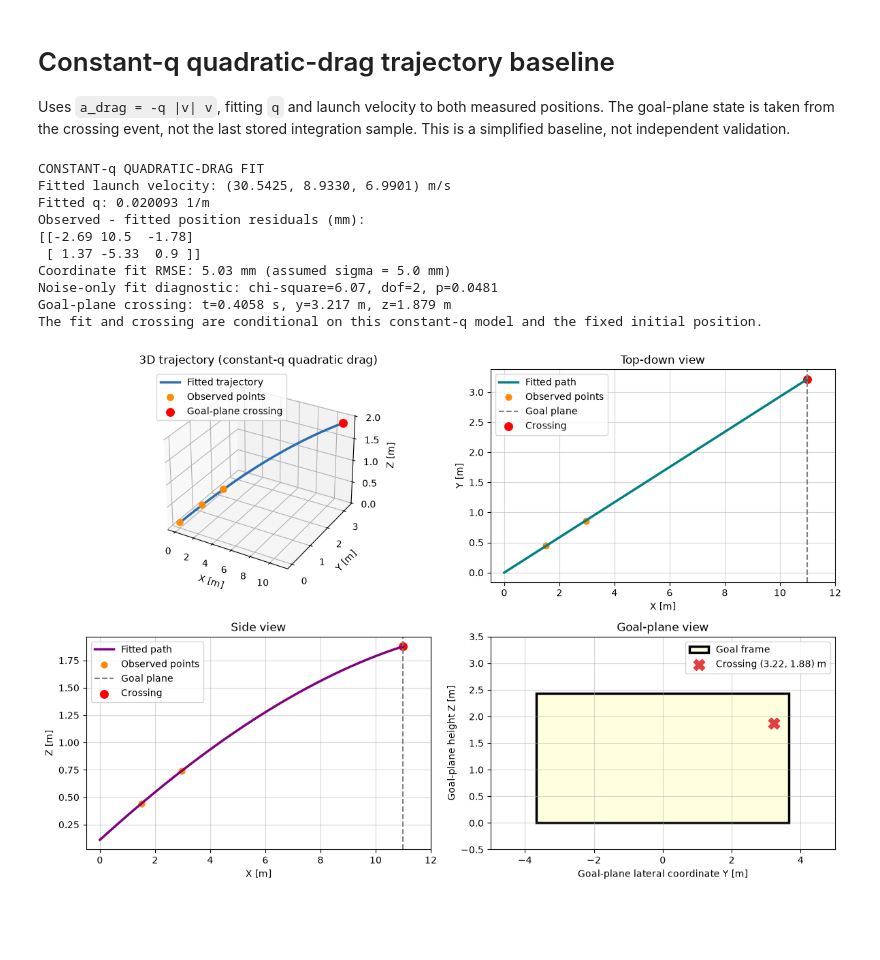
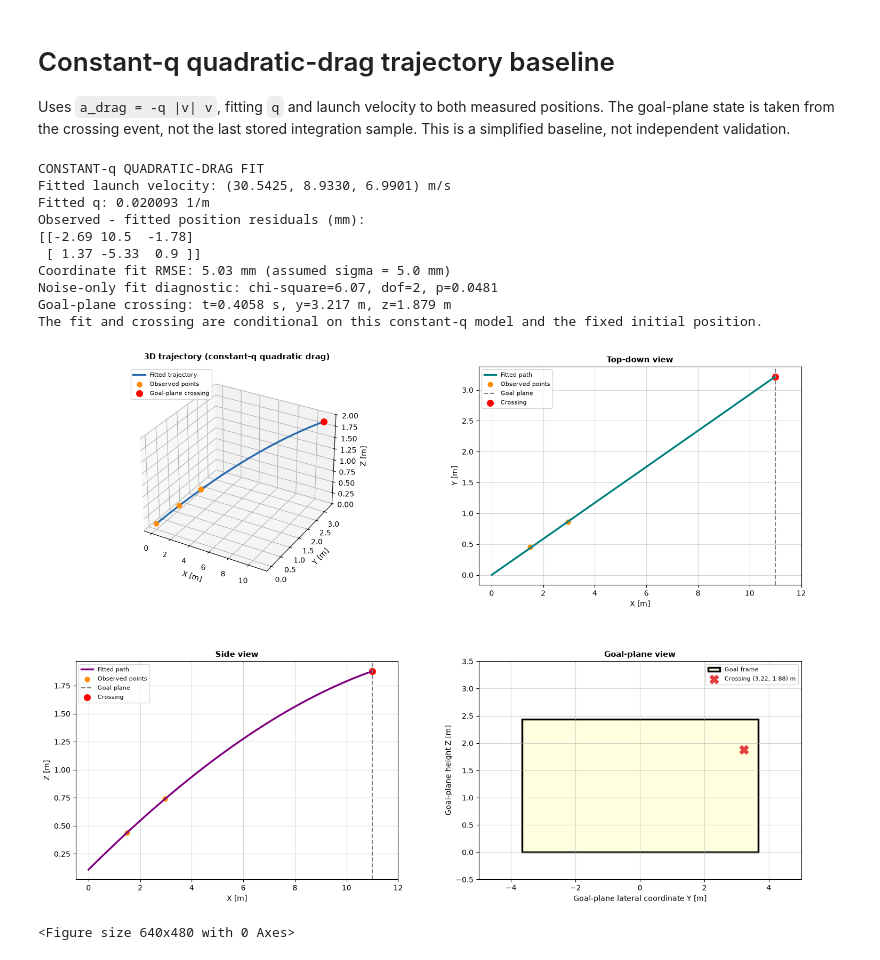
Before and after one commit to Zombizzzzzzz/UndergradPhysicsComp2026, a Jupyter notebook: upc2_quadDrag.ipynb, the cells around one changed output. Cells and saved outputs as stored; diff of their text form; code cells hidden in the pictures; blank space fills up the shorter version.

```diff
--- a/upc2_quadDrag.ipynb
+++ b/upc2_quadDrag.ipynb
@@ -103,7 +103,8 @@ print(f"Noise-only fit diagnostic: chi-square={fit_chi2:.2f}, dof={fit_dof}, p={
 print(f"Goal-plane crossing: t={t_goal:.4f} s, y={y_goal:.3f} m, z={z_goal:.3f} m")
 print("The fit and crossing are conditional on this constant-q model and the fixed initial position.")
 
-fig = plt.figure(figsize=(12, 8))
+
+fig = plt.figure(figsize=(15, 11))
 
 ax1 = fig.add_subplot(221, projection="3d")
 ax1.plot(x, y, z, color="#2B6CB0", linewidth=2.5, label="Fitted trajectory")
@@ -112,8 +113,8 @@ ax1.scatter([goal_x], [y_goal], [z_goal], color="red", s=70, label="Goal-plane c
 ax1.set_xlabel("X [m]")
 ax1.set_ylabel("Y [m]")
 ax1.set_zlabel("Z [m]")
-ax1.set_title("3D trajectory (constant-q quadratic drag)")
-ax1.legend(loc="upper left")
+ax1.set_title("3D trajectory (constant-q quadratic drag)", fontsize=11, fontweight="bold", pad=10)
+ax1.legend(loc="upper left", fontsize=8)
 
 ax2 = fig.add_subplot(222)
 ax2.plot(x, y, color="#008080", linewidth=2.5, label="Fitted path")
@@ -123,44 +124,49 @@ ax2.scatter(goal_x, y_goal, color="red", s=70, label="Crossing")
 ax2.set_xlim(-0.5, 12.0)
 ax2.set_xlabel("X [m]")
 ax2.set_ylabel("Y [m]")
-ax2.set_title("Top-down view")
+ax2.set_title("Top-down view", fontsize=11, fontweight="bold")
 ax2.grid(True, alpha=0.5)
-ax2.legend()
+ax2.legend(fontsize=8)
 
 ax3 = fig.add_subplot(223)
 ax3.plot(x, z, color="purple", linewidth=2.5, label="Fitted path")
 ax3.scatter([r1[0], r2[0]], [r1[2], r2[2]], color="darkorange", s=40, label="Observed points")
 ax3.axvline(goal_x, color="gray", linestyle="--", label="Goal plane")
 ax3.scatter(goal_x, z_goal, color="red", s=70, label="Crossing")
 ax3.set_xlim(-0.5, 12.0)
 ax3.set_xlabel("X [m]")
 ax3.set_ylabel("Z [m]")
-ax3.set_title("Side view")
+ax3.set_title("Side view", fontsize=11, fontweight="bold")
 ax3.grid(True, alpha=0.5)
-ax3.legend()
+ax3.legend(fontsize=8)
 
 ax4 = fig.add_subplot(224)
 ax4.add_patch(Rectangle((goal_y_bounds[0], goal_z_bounds[0]), goal_y_bounds[1]-goal_y_bounds[0], goal_z_bounds[1]-goal_z_bounds[0], linewidth=2.5, edgecolor="black", facecolor="#FFFFE0", label="Goal frame", zorder=1))
 ax4.scatter(y_goal, z_goal, color="#E53E3E", marker="X", s=140, zorder=4, label=f"Crossing ({y_goal:.2f}, {z_goal:.2f}) m")
 ax4.set_xlim(-5.0, 5.0)
 ax4.set_ylim(-0.5, 3.5)
 ax4.set_xlabel("Goal-plane lateral coordinate Y [m]")
 ax4.set_ylabel("Goal-plane height Z [m]")
-ax4.set_title("Goal-plane view")
+ax4.set_title("Goal-plane view", fontsize=11, fontweight="bold")
 ax4.grid(True, alpha=0.5)
-ax4.legend(loc="upper right")
+ax4.legend(loc="upper right", fontsize=8)
+
+fig.tight_layout(pad=2.5)
+fig.subplots_adjust(wspace=0.25, hspace=0.35)
+plt.show()
 
 plt.tight_layout()
 plt.show()
 # %% [output]
 CONSTANT-q QUADRATIC-DRAG FIT
 Fitted launch velocity: (30.5425, 8.9330, 6.9901) m/s
 Fitted q: 0.020093 1/m
 Observed - fitted position residuals (mm):
 [[-2.69 10.5  -1.78]
  [ 1.37 -5.33  0.9 ]]
 Coordinate fit RMSE: 5.03 mm (assumed sigma = 5.0 mm)
 Noise-only fit diagnostic: chi-square=6.07, dof=2, p=0.0481
 Goal-plane crossing: t=0.4058 s, y=3.217 m, z=1.879 m
 The fit and crossing are conditional on this constant-q model and the fixed initial position.
-[figure, old version]
+[figure, new version]
+<Figure size 640x480 with 0 Axes>
```
Also changed, not shown: 1 other file.
